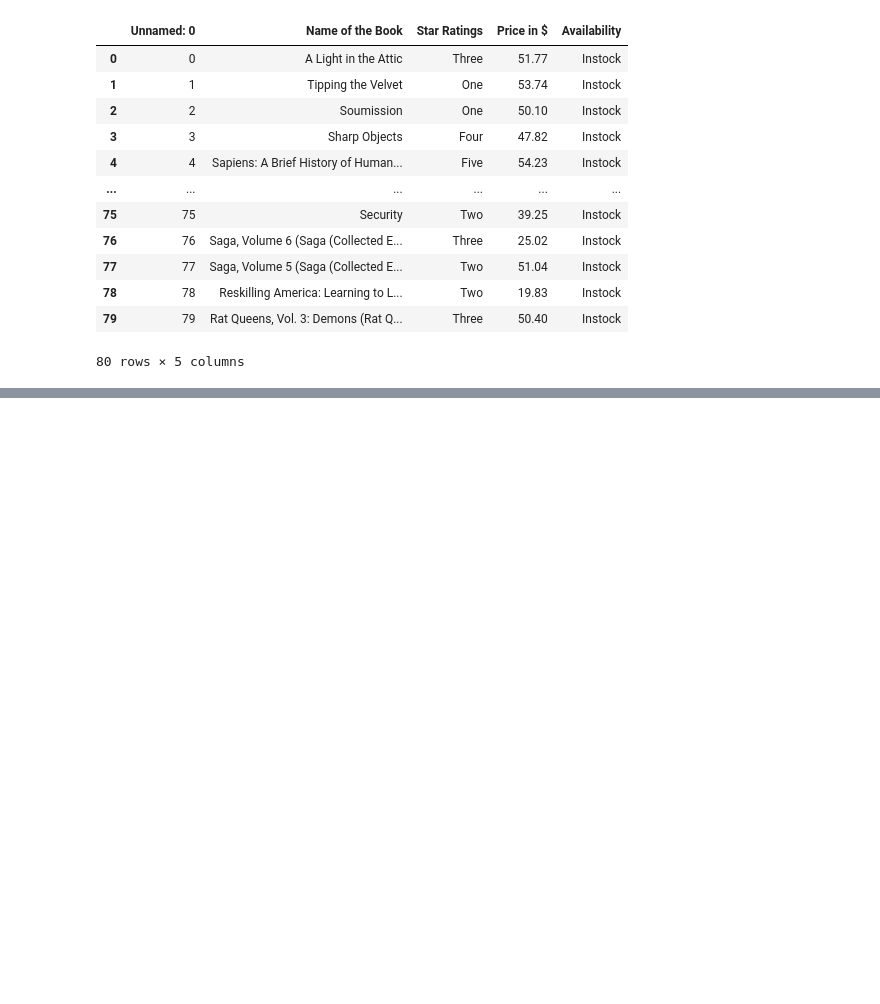
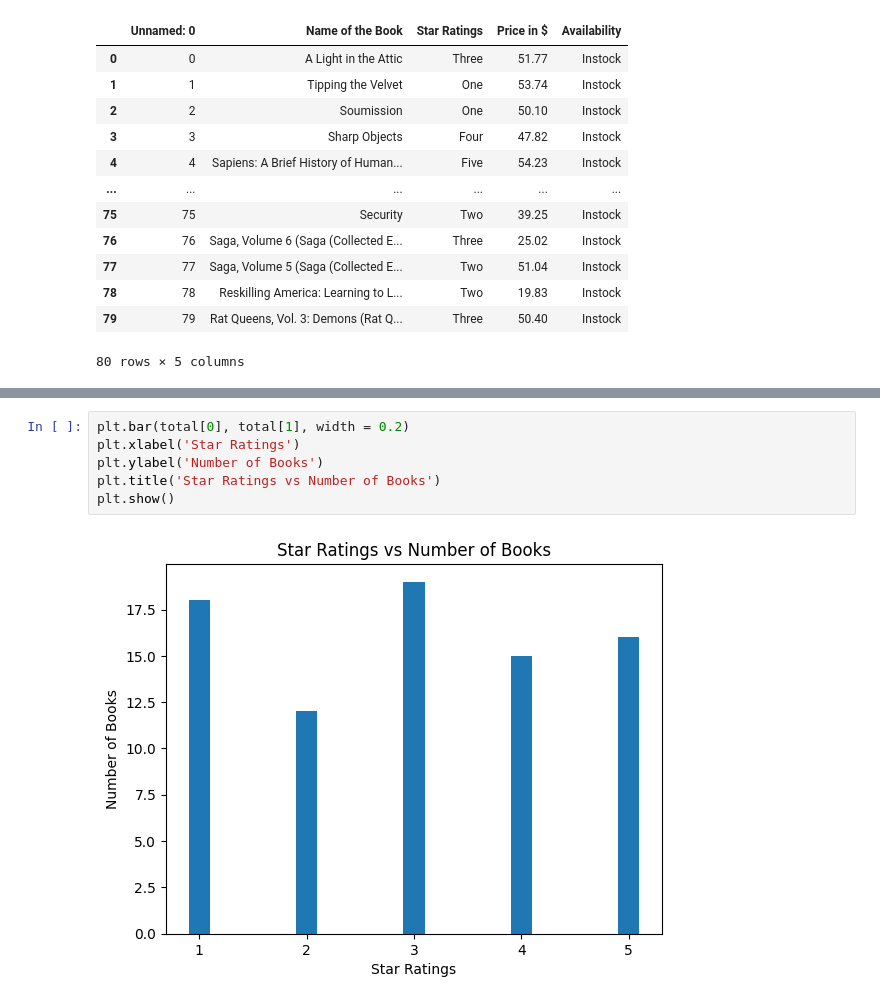
Before and after one commit to subhashreegre/Web-Scraping-, a Jupyter notebook: Web_Scraping_with_bs4.ipynb, the cells around one changed output, grey strips where cells are left out. Saved outputs shown, nothing was run; the diff lists cells and outputs as text; blank space fills up the shorter version.

```diff
--- a/Web_Scraping_with_bs4.ipynb
+++ b/Web_Scraping_with_bs4.ipynb
@@ -157,0 +302,8 @@ pd.read_csv('books.csv')
+# %%
+plt.bar(total[0], total[1], width = 0.2)
+plt.xlabel('Star Ratings')
+plt.ylabel('Number of Books')
+plt.title('Star Ratings vs Number of Books')
+plt.show()
+# %% [output]
+[figure, added]
```
Also changed, not shown: parts of 19 cells of this notebook.
